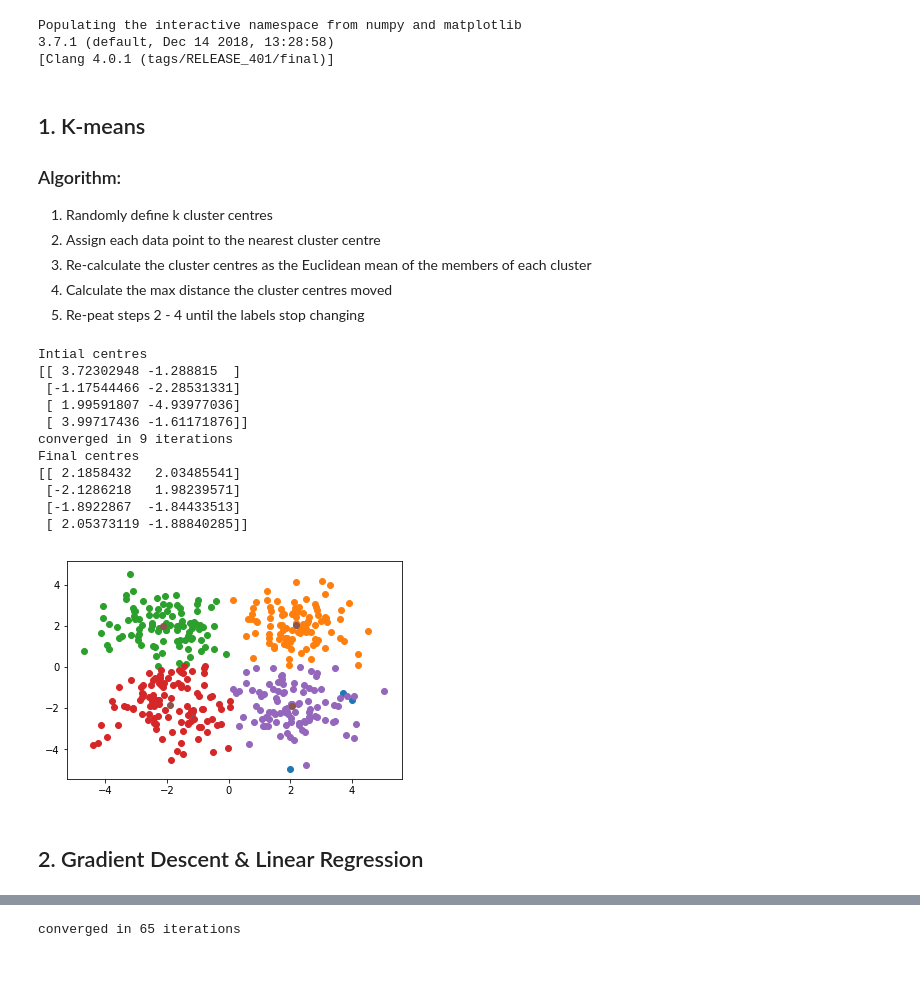
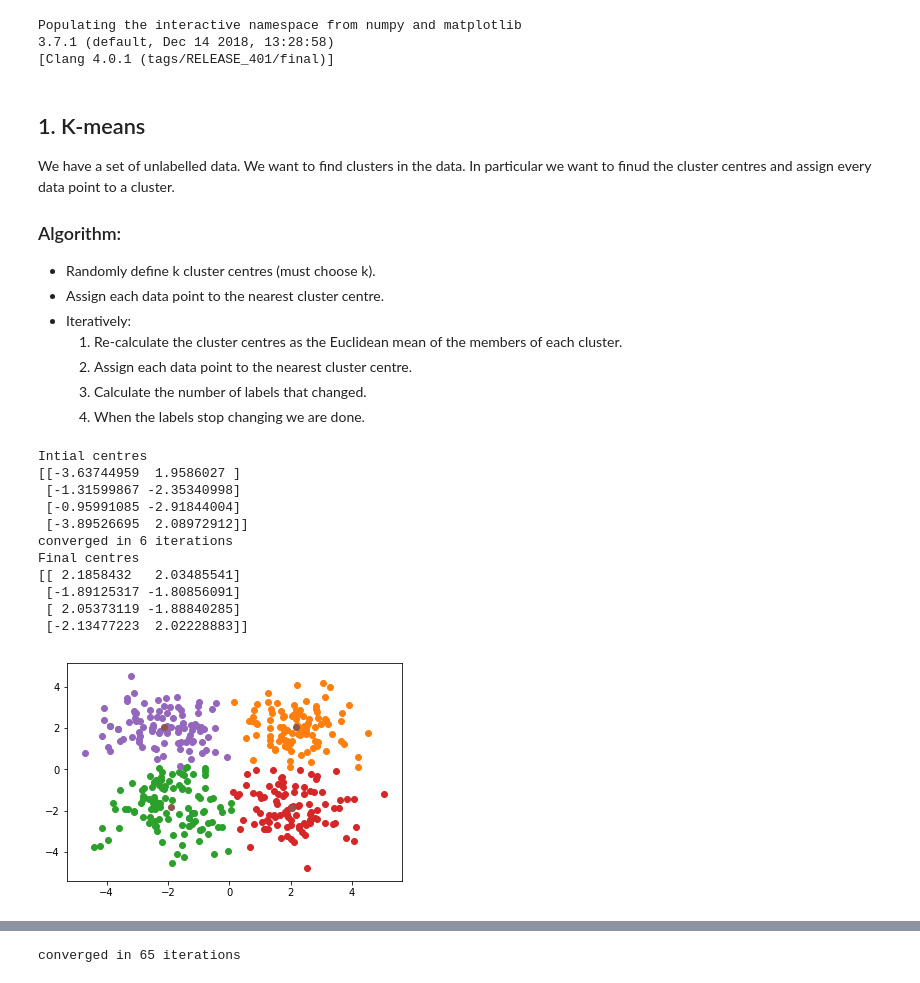
Before and after one commit to leenamurgai/playground, a Jupyter notebook: ml-from-scratch.ipynb, the cells around one changed output, grey strips where cells are left out. Cells and saved outputs as stored; diff of their text form; code cells hidden in the pictures.

```diff
--- a/ml-from-scratch.ipynb
+++ b/ml-from-scratch.ipynb
@@ -28,29 +30,31 @@ Populating the interactive namespace from numpy and matplotlib
 # %% [markdown]
 ## 1. K-means
 
+We have a set of unlabelled data. We want to find clusters in the data. In particular we want to finud the cluster centres and assign every data point to a cluster.
+
 ### Algorithm:
 
-1. Randomly define k cluster centres
-2. Assign each data point to the nearest cluster centre
-3. Re-calculate the cluster centres as the Euclidean mean of the members of each cluster
-4. Calculate the max distance the cluster centres moved
-5. Re-peat steps 2 - 4 until the labels stop changing
+- Randomly define k cluster centres (must choose k).
+- Assign each data point to the nearest cluster centre.
+- Iteratively:
+  1. Re-calculate the cluster centres as the Euclidean mean of the members of each cluster.
+  2. Assign each data point to the nearest cluster centre.
+  3. Calculate the number of labels that changed.
+  4. When the labels stop changing we are done.
 # %%
 class Kmeans:
     def __init__(self, data, k = 2):
         self.data = data
         self.n_data, self.n_features = data.shape
-        self.mean = np.mean(data, axis=0)
-        self.var = np.var(data, axis=0)
-        self.stdev = np.sqrt(self.var)
         self.tol = 0.01
-        self.k = k
 
-    def get_initial_centres(self, seed = -1):
+    def get_initial_centres(self, k, debug = True, seed = -1):
+        if debug:
+            return data[:k,:]
         if seed > 0:
             np.random.seed(seed)
-        centres = np.random.normal(size = (self.k, self.n_features))
-        return centres*self.stdev + self.mean
+        c_idx = np.random.choice(self.n_data, k, replace=False)
+        return data[c_idx,:]
 
     def distances_from_centres(self, centres, p):
         return np.sqrt(np.sum((p-centres)*(p-centres), axis=1))
@@ -61,12 +65,11 @@ class Kmeans:
             cluster_labels[di,0] = np.argmin(self.distances_from_centres(centres, self.data[di,:]))
         return cluster_labels
 
-    def calculate_cluster_centres(self, cluster_labels):
-        centres = np.zeros((self.k, self.n_features))
-        for c in range(self.k):
+    def calculate_cluster_centres(self, k, cluster_labels):
+        centres = np.zeros((k, self.n_features))
+        for c in range(k):
             n_pts = np.sum(cluster_labels == c)
-            # Don't move the point if no data points are assigned to the cluster
-            # This also prevents division by zero
+            # Don't move the point if no data points are assigned to the cluster (prevents division by zero)
             if n_pts > 1:
                 centres[c,:] = np.sum((cluster_labels == c)*self.data, axis=0) / n_pts
         return centres
@@ -74,7 +77,7 @@ class Kmeans:
     def find_cluster_centres(self, initial_centres, max_iterations = 20):
 
         centres = np.copy(initial_centres)
-        self.k = centres.shape[0]
+        k = centres.shape[0]
         labels = np.zeros((self.n_data,1))
 
         for i in range(max_iterations):
@@ -83,12 +86,14 @@ class Kmeans:
             new_labels = self.nearest_cluster(centres)
 
             # Calculate the new cluster centres (mean of all points in each cluster)
-            new_centres = self.calculate_cluster_centres(new_labels)
+            new_centres = self.calculate_cluster_centres(k, new_labels)
+
+            # Calculate the number of labels that changed
+            n_labels_changed = self.n_data - np.sum(new_labels==labels)
 
             # Calculate the max change in the distance between cluster centres
             #max_centre_change = np.max(self.distances_from_centres(centres, new_centres))
-            n_labels_changed = np.sum((new_labels-labels) != 0)
-            #print("centre: ", max_centre_change, "label:", n_label_changed)
+            #print("label:", n_label_changed, "centre: ", max_centre_change)
 
             if n_labels_changed == 0:
                 print("converged in {} iterations".format(i))
@@ -109,45 +114,42 @@ data4 = np.random.normal(size=(100, 2)) + [-x, x]
 data  = np.concatenate((data1, data2, data3, data4))
 np.random.shuffle(data)
 
-
 """Set up our Kmeans object"""
-my_kmeans = Kmeans(data, 4)
-initial_centres = my_kmeans.get_initial_centres(1)
+my_kmeans = Kmeans(data)
+initial_centres = my_kmeans.get_initial_centres(4)
 
 print('Intial centres')
 print(initial_centres)
 
 """Plot the initial centres"""
 ax = plt.scatter(initial_centres[:,0], initial_centres[:,1])
 
 """Find the cluster centres using Kmeans"""
 centres, labels = my_kmeans.find_cluster_centres(initial_centres)
 print("Final centres")
 print(centres)
 
 """Plot the data clusters given by Kmeans"""
 dataa = data[np.where(labels[:,0] == 0)]
 datab = data[np.where(labels[:,0] == 1)]
 datac = data[np.where(labels[:,0] == 2)]
 datad = data[np.where(labels[:,0] == 3)]
 
 ax = plt.scatter(dataa[:,0], dataa[:,1])
 ax = plt.scatter(datab[:,0], datab[:,1])
 ax = plt.scatter(datac[:,0], datac[:,1])
 ax = plt.scatter(datad[:,0], datad[:,1])
 ax = plt.scatter(centres[:,0], centres[:,1])
 # %% [output]
 Intial centres
-[[ 3.72302948 -1.288815  ]
- [-1.17544466 -2.28531331]
- [ 1.99591807 -4.93977036]
- [ 3.99717436 -1.61171876]]
-converged in 9 iterations
+[[-3.63744959  1.9586027 ]
+ [-1.31599867 -2.35340998]
+ [-0.95991085 -2.91844004]
+ [-3.89526695  2.08972912]]
+converged in 6 iterations
 Final centres
 [[ 2.1858432   2.03485541]
- [-2.1286218   1.98239571]
- [-1.8922867  -1.84433513]
- [ 2.05373119 -1.88840285]]
+ [-1.89125317 -1.80856091]
+ [ 2.05373119 -1.88840285]
+ [-2.13477223  2.02228883]]
-[figure, old version]
+[figure, new version]
-# %% [markdown]
-## 2. Gradient Descent & Linear Regression
```
Also changed, not shown: parts of 24 cells of this notebook.
